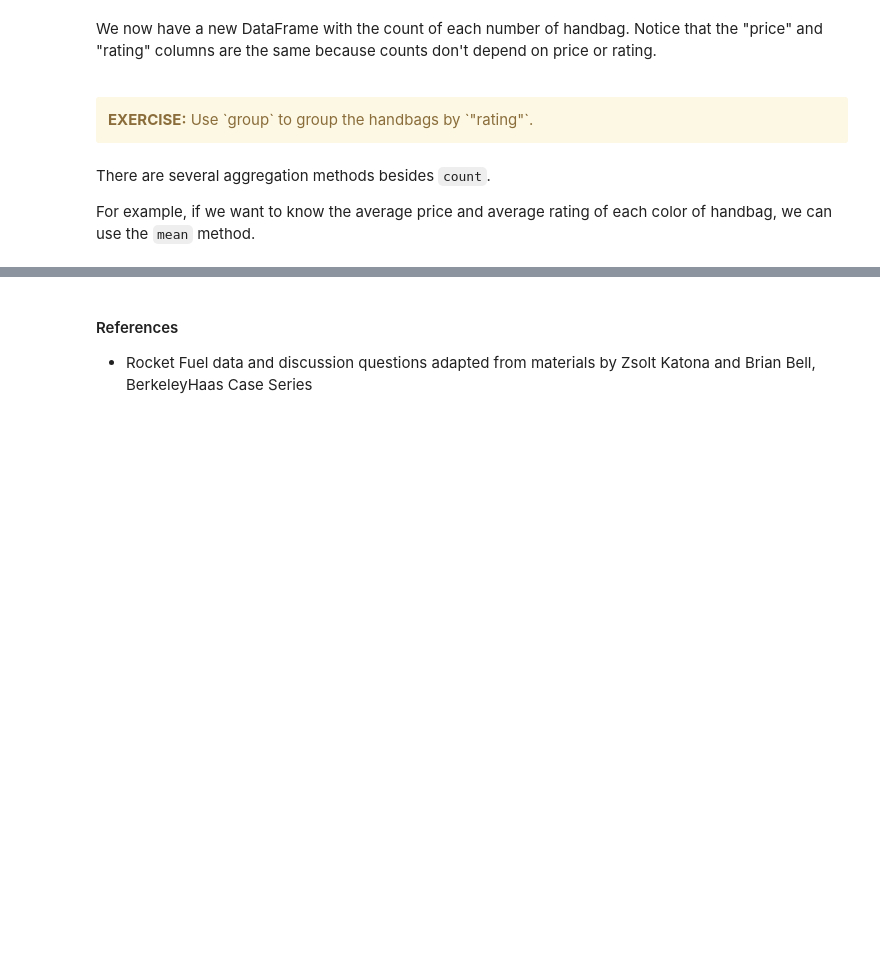
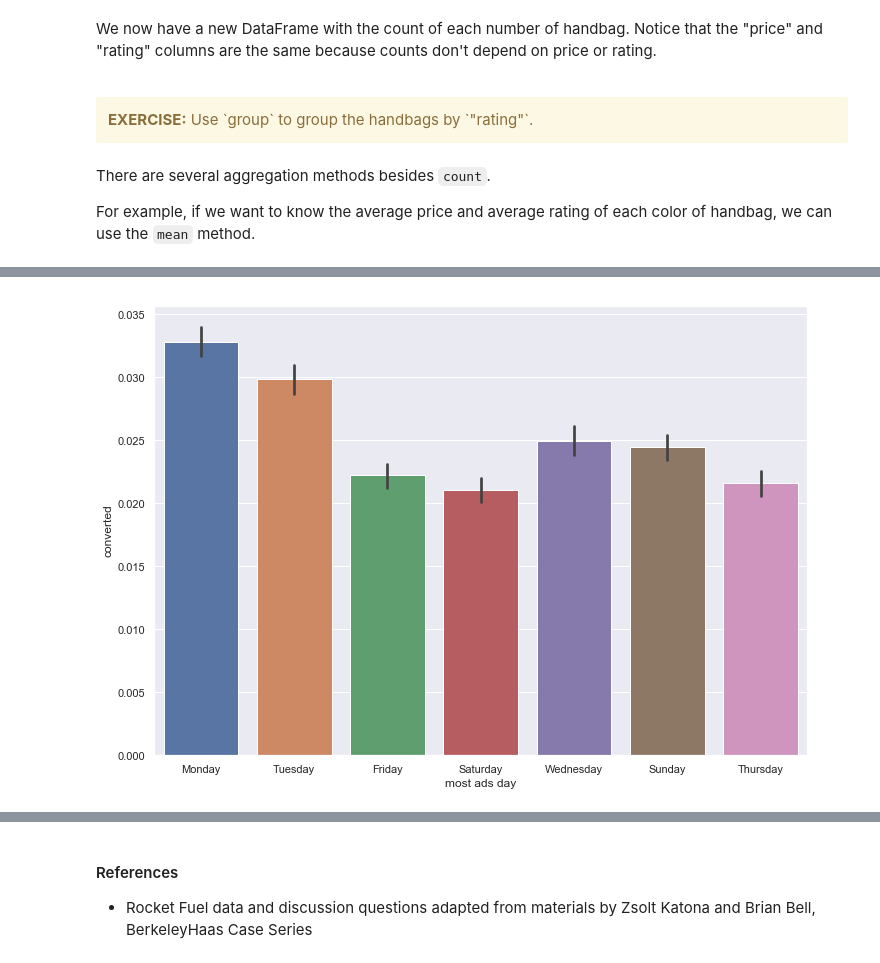
Before and after one commit to ktakimoto/haas-ds-online, a Jupyter notebook: 05Categorizing-Data.ipynb, the cells around one changed output, grey strips where cells are left out. Cells and saved outputs as stored; diff of their text form; code cells hidden in the pictures; blank space fills up the shorter version.

```diff
--- a/05Categorizing-Data.ipynb
+++ b/05Categorizing-Data.ipynb
@@ -151,0 +199,5 @@ Each cateogory is listed on the vertical axis and represented by a bar. The leng
+# %%
+# make a barplot with the original ads data (ungrouped)
+sns.barplot(x="most ads day", y="converted", data=ads);
+# %% [output]
+[figure, added]
```
Also changed, not shown: parts of 27 cells of this notebook.
